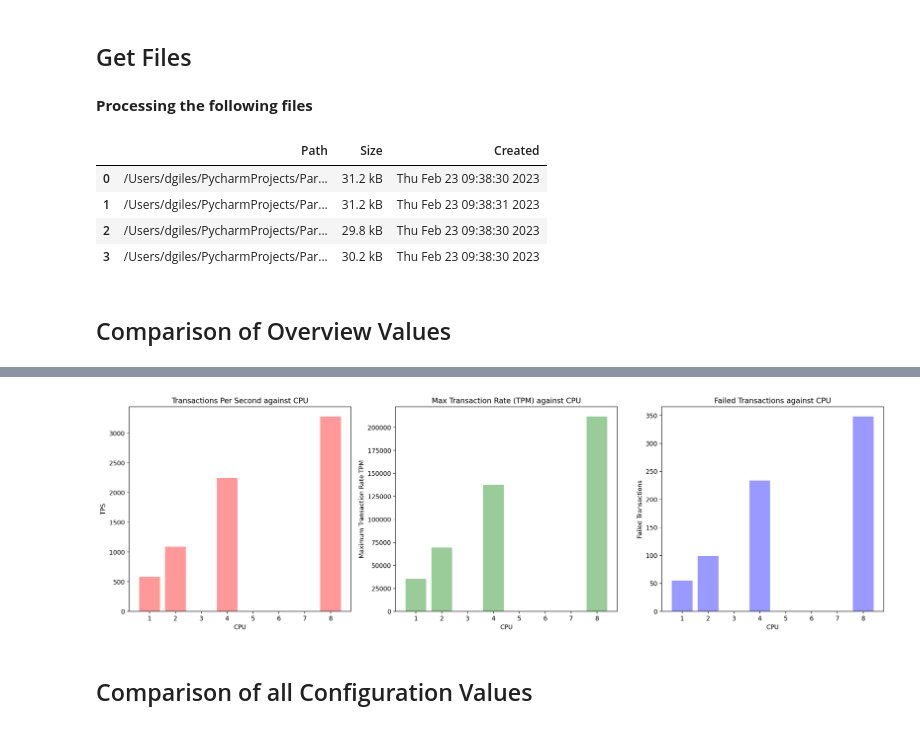
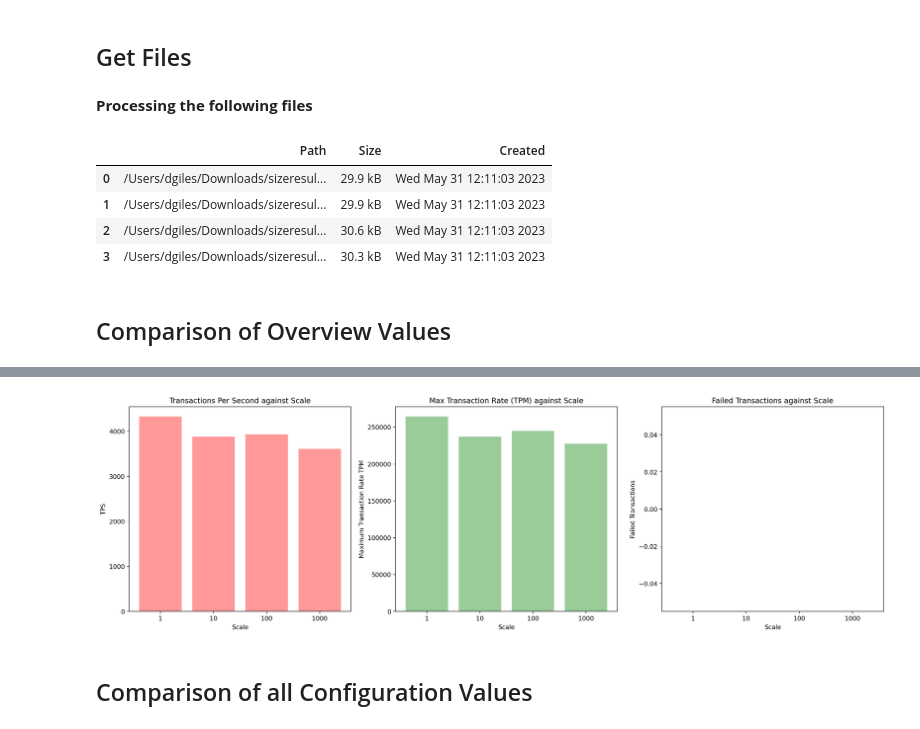
Before and after one commit to domgiles/Parse-Results, a Jupyter notebook: AnalyzeResults.ipynb, the cells around one changed output, grey strips where cells are left out. Drawn from its saved outputs; the diff is of its cells as text; code cells hidden in the pictures.

```diff
--- a/AnalyzeResults.ipynb
+++ b/AnalyzeResults.ipynb
@@ -51,10 +52,10 @@ Change the parameters below to reflect your environment. I typically have result
 * The second parameter `file_wild_card` is a wild card (regular expression) string that matches files in the `file_directory`
 * The third parameter `sort_function` is a python function that extracts a dimension from the filename that you want data sorted on.
 # %%
-file_directory = 'atp_feb_2023'
-file_wild_card = '*scale100_uc[0-9]*.xml'
-sort_function = cpu_from_string
-sort_term = "CPU"
+file_directory = '/Users/dgiles/Downloads/sizeresults'
+file_wild_card = 'results_scale[0-9]*_uc64_cpu8_3.xml'
+sort_function = scale_from_string
+sort_term = "Scale"
 # %% [markdown]
 ## Get Files
 # %%
@@ -81,10 +82,10 @@ pd.set_option('display.max_colwidth', None)
 # %% [output]
 **Processing the following files**
 |  | Path | Size | Created |
-| 0 | /Users/dgiles/PycharmProjects/Par... | 31.2 kB | Thu Feb 23 09:38:30 2023 |
-| 1 | /Users/dgiles/PycharmProjects/Par... | 31.2 kB | Thu Feb 23 09:38:31 2023 |
-| 2 | /Users/dgiles/PycharmProjects/Par... | 29.8 kB | Thu Feb 23 09:38:30 2023 |
-| 3 | /Users/dgiles/PycharmProjects/Par... | 30.2 kB | Thu Feb 23 09:38:30 2023 |
+| 0 | /Users/dgiles/Downloads/sizeresul... | 29.9 kB | Wed May 31 12:11:03 2023 |
+| 1 | /Users/dgiles/Downloads/sizeresul... | 29.9 kB | Wed May 31 12:11:03 2023 |
+| 2 | /Users/dgiles/Downloads/sizeresul... | 30.6 kB | Wed May 31 12:11:03 2023 |
+| 3 | /Users/dgiles/Downloads/sizeresul... | 30.3 kB | Wed May 31 12:11:03 2023 |
 # %% [markdown]
 ## Comparison of Overview Values
 # %%
@@ -107,8 +108,11 @@ display(overview_df)
 # Plot the results of the tables
 # cpus = [int(cpu_from_string(s)) for s in overview_df.loc['AverageTransactionsPerSecond'].index]
 
-measures = [int(sort_function(s)) for s in overview_df.loc['AverageTransactionsPerSecond'].index]
+# measures = [int(sort_function(s)) for s in overview_df.loc['AverageTransactionsPerSecond'].index]
+# forcing values to be returned as str for simpler charts
+measures = [str(sort_function(s)) for s in overview_df.loc['AverageTransactionsPerSecond'].index]
 
+# average_TPS = overview_df.loc['AverageTransactionsPerSecond'].astype('float').values
 average_TPS = overview_df.loc['AverageTransactionsPerSecond'].astype('float').values
 fig=plt.figure(figsize=(22, 6))
 plt.subplot(1, 3, 1)
@@ -127,5 +131,5 @@ failed_tx = overview_df.loc['TotalFailedTransactions'].astype('int32').values
 plt.bar(x=measures,height=failed_tx,color='b',alpha=0.4)
 plt.xlabel(sort_term)
 plt.ylabel("Failed Transactions")
-ax = plt.title(f"Failed Transactions against {sort_term}")
+ax = plt.title(f"Failed Transactions against {sort_term}")6
 # %% [output]
@@ -143,4 +147,4 @@ ax = plt.title(f"Failed Transactions against {sort_term}")
-[figure, old version]
+[figure, new version]
 # %% [markdown]
 ## Comparison of all Configuration Values
 # %%
```
Also changed, not shown: parts of 6 cells of this notebook.
